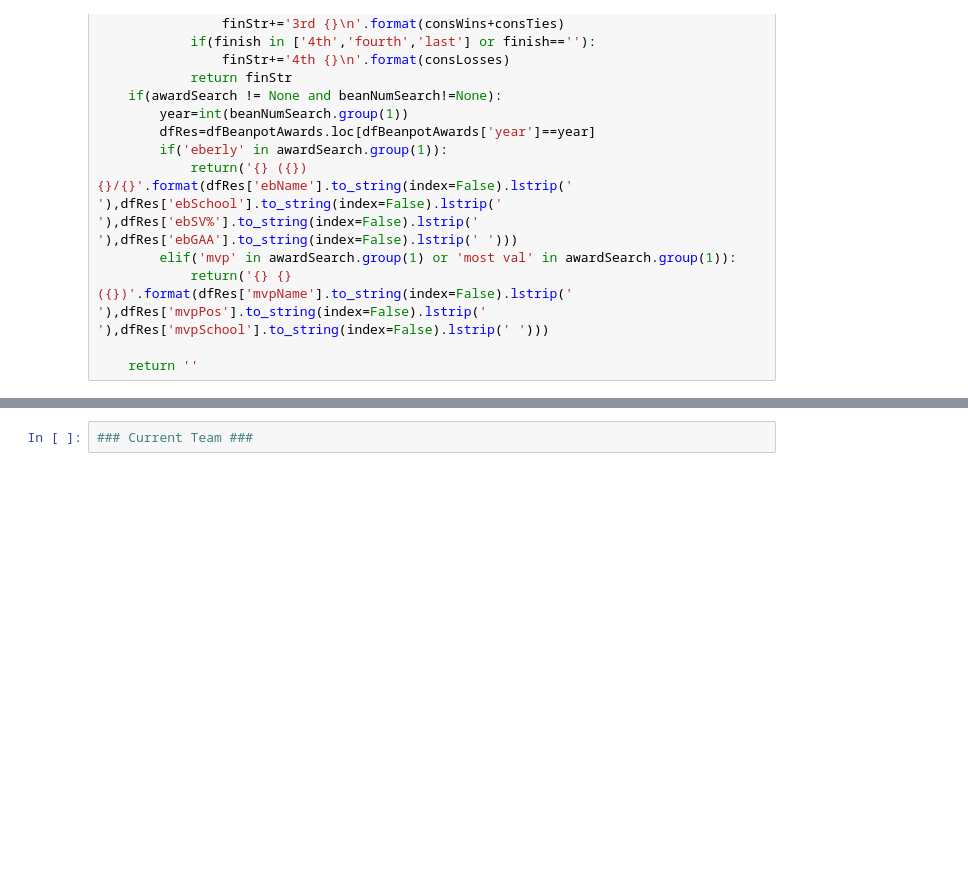
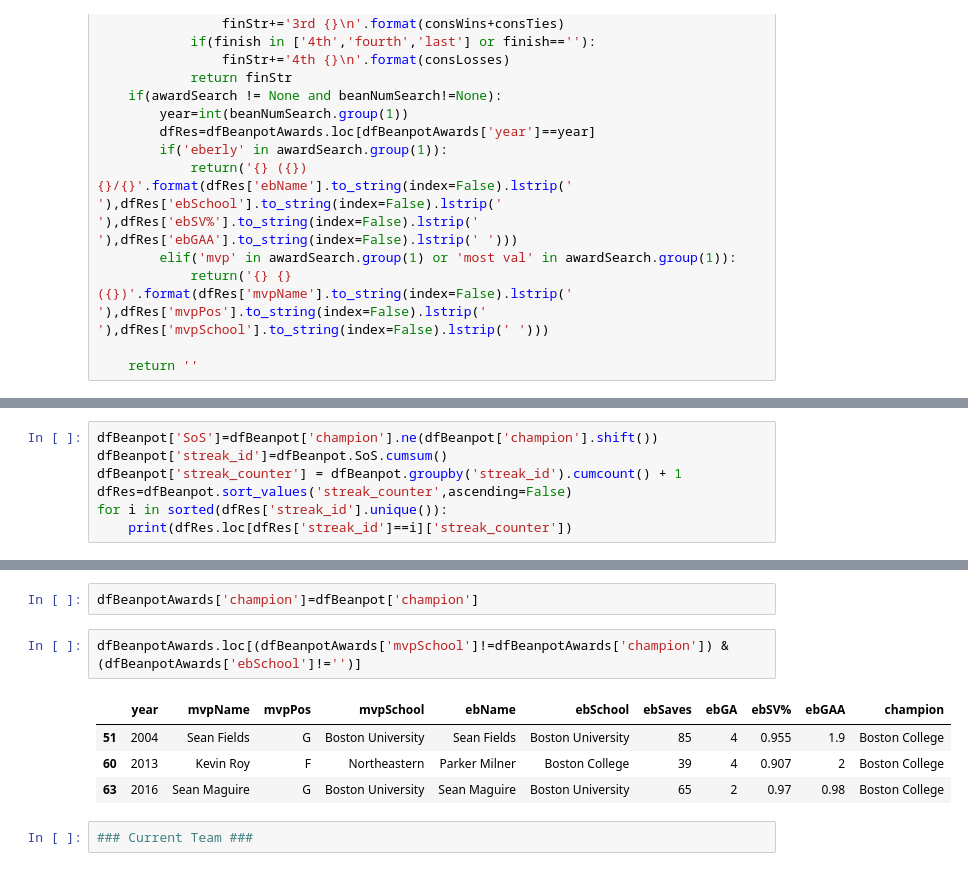
Before and after one commit to redsoxfan2194/buhockeystats, a Jupyter notebook: BU Record Book-Clean.ipynb, the cells around one changed output, grey strips where cells are left out. Drawn from its saved outputs; the diff is of its cells as text; blank space fills up the shorter version.

```diff
--- a/BU Record Book-Clean.ipynb
+++ b/BU Record Book-Clean.ipynb
@@ -1689,0 +1811,7 @@ dfBeanpotAwards
+# %%
+dfBeanpot['SoS']=dfBeanpot['champion'].ne(dfBeanpot['champion'].shift())
+dfBeanpot['streak_id']=dfBeanpot.SoS.cumsum()
+dfBeanpot['streak_counter'] = dfBeanpot.groupby('streak_id').cumcount() + 1
+dfRes=dfBeanpot.sort_values('streak_counter',ascending=False)
+for i in sorted(dfRes['streak_id'].unique()):
+    print(dfRes.loc[dfRes['streak_id']==i]['streak_counter'])
@@ -1690,3 +1836,12 @@ dfBeanpotAwards
+# %%
+dfBeanpotAwards['champion']=dfBeanpot['champion']
+# %%
+dfBeanpotAwards.loc[(dfBeanpotAwards['mvpSchool']!=dfBeanpotAwards['champion']) & (dfBeanpotAwards['ebSchool']!='')]
+# %% [output]
+|  | year | mvpName | mvpPos | mvpSchool | ebName | ebSchool | ebSaves | ebGA | ebSV% | ebGAA | champion |
+| 51 | 2004 | Sean Fields | G | Boston University | Sean Fields | Boston University | 85 | 4 | 0.955 | 1.9 | Boston College |
+| 60 | 2013 | Kevin Roy | F | Northeastern | Parker Milner | Boston College | 39 | 4 | 0.907 | 2 | Boston College |
+| 63 | 2016 | Sean Maguire | G | Boston University | Sean Maguire | Boston University | 65 | 2 | 0.97 | 0.98 | Boston College |
 # %%
 ### Current Team ###
 # %%
```
Also changed, not shown: parts of 8 cells of this notebook, 4 other files.
